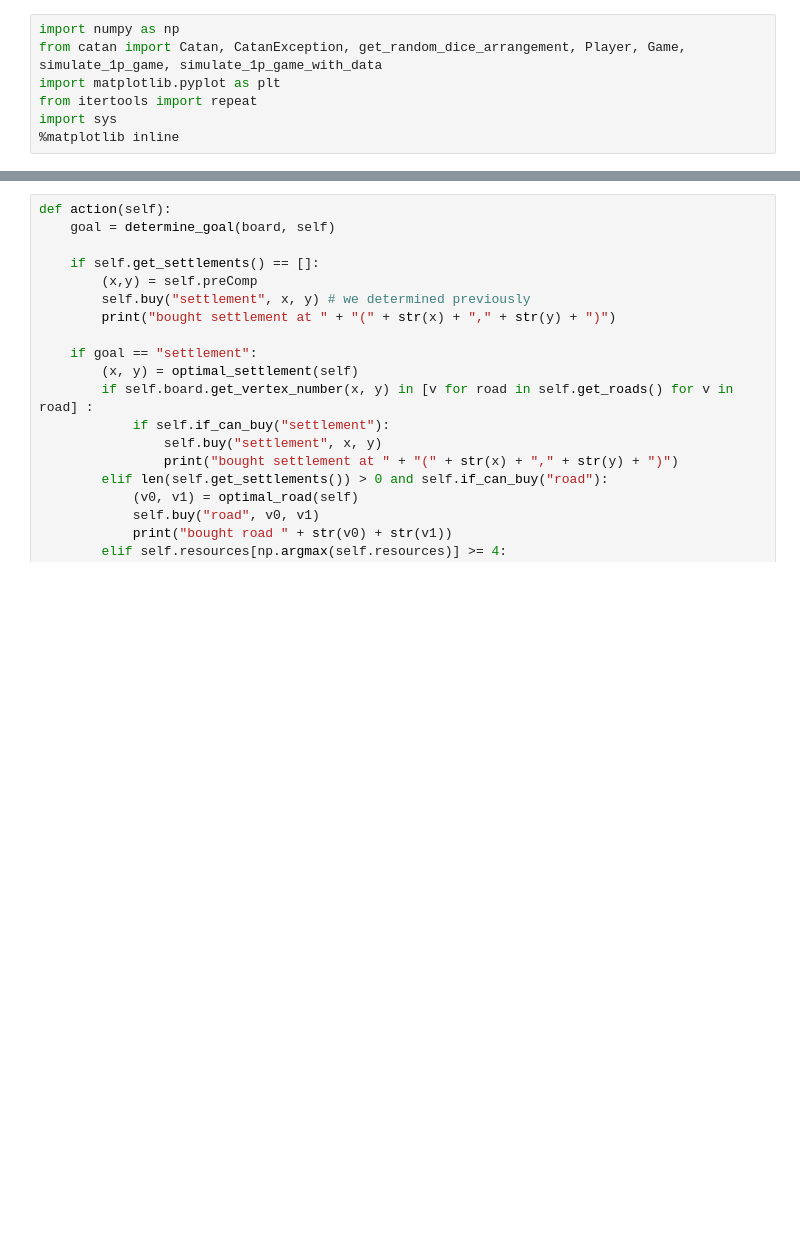
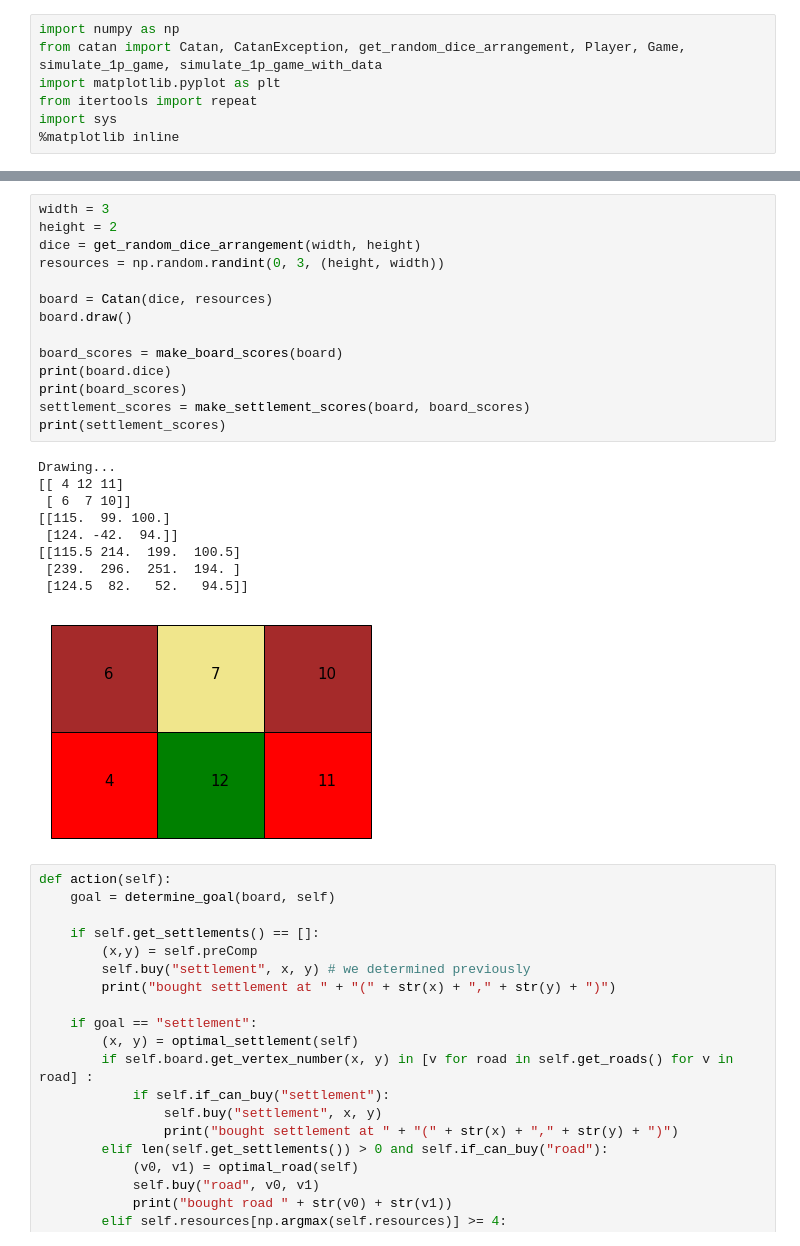
Before and after one commit to ethanteo99/catan-126, a Jupyter notebook: master.ipynb, the cells around one changed output, grey strips where cells are left out. Cells and saved outputs as stored; diff of their text form; blank space fills up the shorter version.

```diff
--- a/master.ipynb
+++ b/master.ipynb
@@ -19,3 +19,27 @@ Drawing...
+# %%
+width = 3
+height = 2
+dice = get_random_dice_arrangement(width, height)
+resources = np.random.randint(0, 3, (height, width))
+
+board = Catan(dice, resources)
+board.draw()
+
+board_scores = make_board_scores(board)
+print(board.dice)
+print(board_scores)
+settlement_scores = make_settlement_scores(board, board_scores)
+print(settlement_scores)
+# %% [output]
+Drawing...
+[[ 4 12 11]
+ [ 6  7 10]]
+[[115.  99. 100.]
+ [124. -42.  94.]]
+[[115.5 214.  199.  100.5]
+ [239.  296.  251.  194. ]
+ [124.5  82.   52.   94.5]]
+[figure, added]
 # %%
 def action(self):
     goal = determine_goal(board, self)
```
Also changed, not shown: parts of 6 cells of this notebook.
